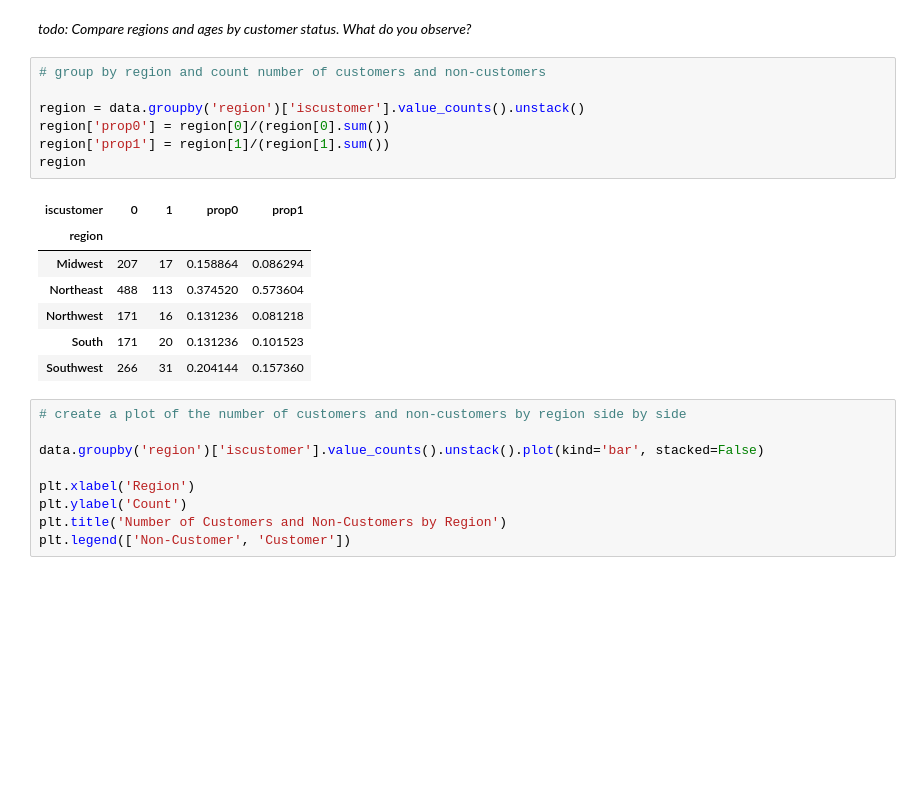
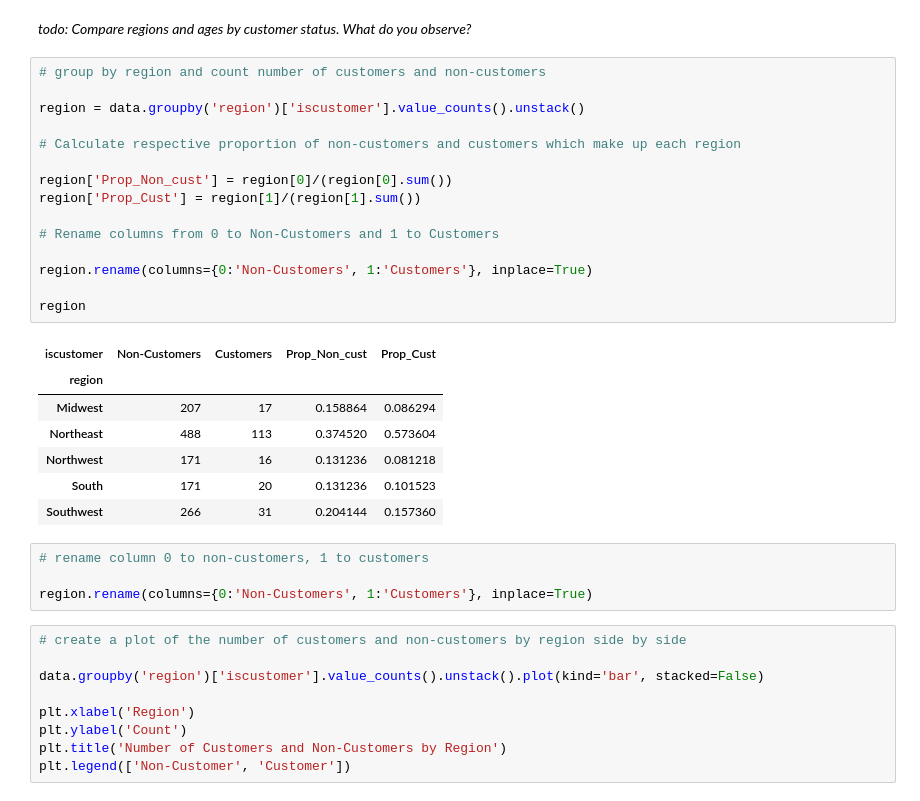
Before and after one commit to rsm-nshuckerow/Nick_Shuckerow, a Jupyter notebook: projects/HW2/HW2.ipynb, the cells around one changed output. Drawn from its saved outputs; the diff is of its cells as text; blank space fills up the shorter version.

```diff
--- a/projects/HW2/HW2.ipynb
+++ b/projects/HW2/HW2.ipynb
@@ -74,18 +78,30 @@ _todo: Compare regions and ages by customer status. What do you observe?_
 # %%
 # group by region and count number of customers and non-customers
 
 region = data.groupby('region')['iscustomer'].value_counts().unstack()
-region['prop0'] = region[0]/(region[0].sum())
-region['prop1'] = region[1]/(region[1].sum())
+
+# Calculate respective proportion of non-customers and customers which make up each region
+
+region['Prop_Non_cust'] = region[0]/(region[0].sum())
+region['Prop_Cust'] = region[1]/(region[1].sum())
+
+# Rename columns from 0 to Non-Customers and 1 to Customers
+
+region.rename(columns={0:'Non-Customers', 1:'Customers'}, inplace=True)
+
 region
 # %% [output]
-| iscustomer | 0 | 1 | prop0 | prop1 |
+| iscustomer | Non-Customers | Customers | Prop_Non_cust | Prop_Cust |
 | region |  |  |  |  |
 | Midwest | 207 | 17 | 0.158864 | 0.086294 |
 | Northeast | 488 | 113 | 0.374520 | 0.573604 |
 | Northwest | 171 | 16 | 0.131236 | 0.081218 |
 | South | 171 | 20 | 0.131236 | 0.101523 |
 | Southwest | 266 | 31 | 0.204144 | 0.157360 |
+# %%
+# rename column 0 to non-customers, 1 to customers
+
+region.rename(columns={0:'Non-Customers', 1:'Customers'}, inplace=True)
 # %%
 # create a plot of the number of customers and non-customers by region side by side
 
```
Also changed, not shown: parts of 34 cells of this notebook, 2 other files.
